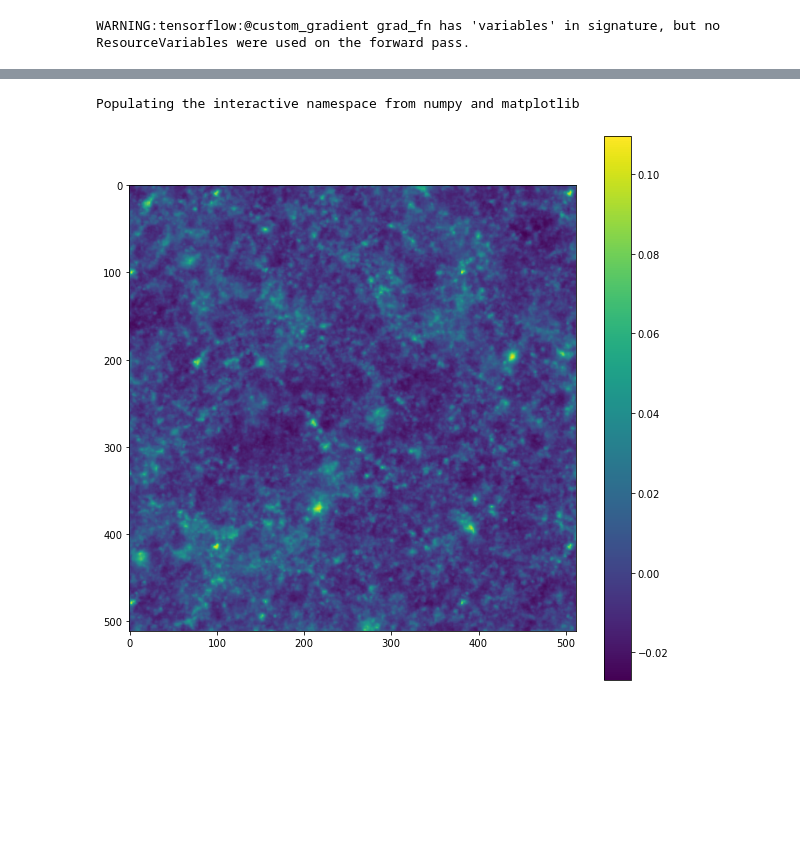
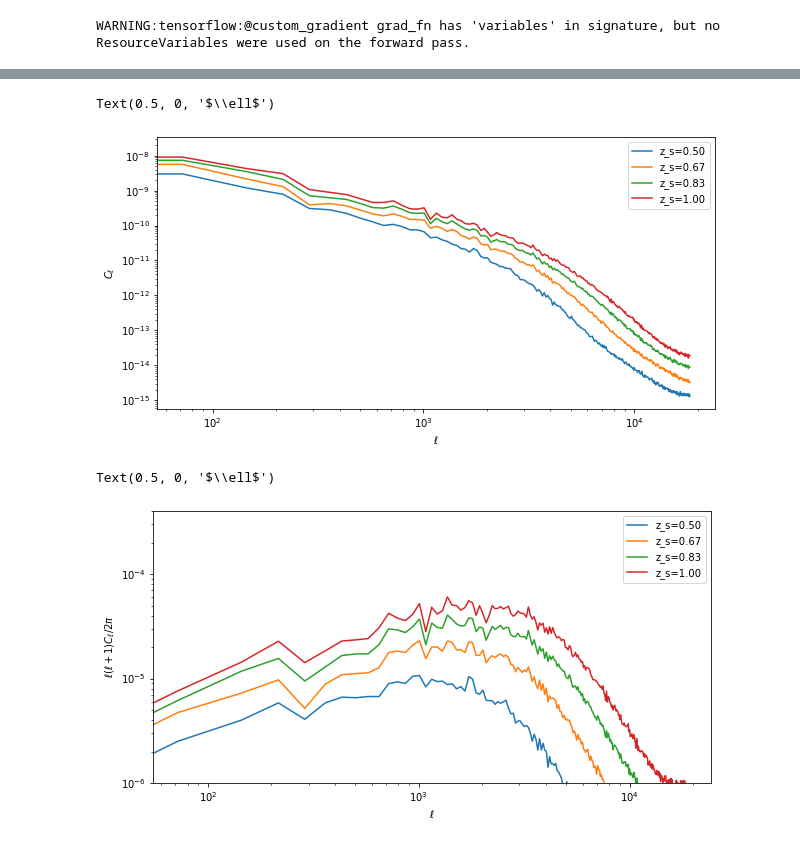
Before and after one commit to DifferentiableUniverseInitiative/flowpm, a Jupyter notebook: notebooks/prototype_rotation.ipynb, the cells around one changed output, grey strips where cells are left out. Drawn from its saved outputs; the diff is of its cells as text; code cells hidden in the pictures; blank space fills up the shorter version.

```diff
--- a/notebooks/prototype_rotation.ipynb
+++ b/notebooks/prototype_rotation.ipynb
@@ -213,15 +111,0 @@ Populating the interactive namespace from numpy and matplotlib
-# %%
-# Extract the lensplanes
-lensplanes1 = []
-for i in range(len(a_center)):
-    plane = flowpm.raytracing.density_plane(states[::-1][i][1],
-                                            [nc, nc, nc],
-                                            nc//2, #r_center[i]/box_size*nc,
-                                            width=nc,
-                                            plane_resolution=256)
-    plane = tf.roll(plane, shift=np.random.randint(0,256), axis=1)
-    plane = tf.roll(plane, shift=np.random.randint(0,256), axis=2)
-    plane = tf.expand_dims(plane, axis=-1)
-    plane = tf.image.random_flip_left_right(plane)
-    plane = tf.image.random_flip_up_down(plane)
-    lensplanes1.append((r_center[i], states[::-1][i][0], plane[...,0]))
@@ -237,7 +112,27 @@ m1 = m1.numpy().reshape([batch_size, field_npix, field_npix, -1])
-# %%
-%pylab inline
-figure(figsize=[10,10])
-imshow(m1[0,:,:,-1]); colorbar();
-# %% [output]
-Populating the interactive namespace from numpy and matplotlib
-[figure, removed]
+# %%
+ps = np.stack([DHOS.statistics.power_spectrum(m[0,:,:,i], field_size,field_npix)[1] for i in range(len(z_source))], axis=0)
+l, _ = DHOS.statistics.power_spectrum(m[0,:,:,-1],field_size,field_npix)
+# %%
+figure(figsize=[10,5])
+for i in range(len(z_source)):
+    loglog(l, ps[i], color="C%d"%i, label="z_s=%0.2f"%z_source[i])
+legend()
+ylabel('$C_\ell$')
+xlabel('$\ell$')
+# %% [output]
+Text(0.5, 0, '$\\ell$')
+[figure, added]
+# %%
+figure(figsize=[10,5])
+for i in range(len(z_source)):
+    loglog(l, l*(l+1)*ps[i]/(2*pi), color="C%d"%i, label="z_s=%0.2f"%z_source[i])
+
+
+
+legend()
+ylabel('$\ell(\ell+1)C_\ell /2\pi$')
+ylim(1e-6,4e-4)
+xlabel('$\ell$')
+# %% [output]
+Text(0.5, 0, '$\\ell$')
+[figure, added]
```
Also changed, not shown: parts of 9 cells of this notebook, 3 other files.
